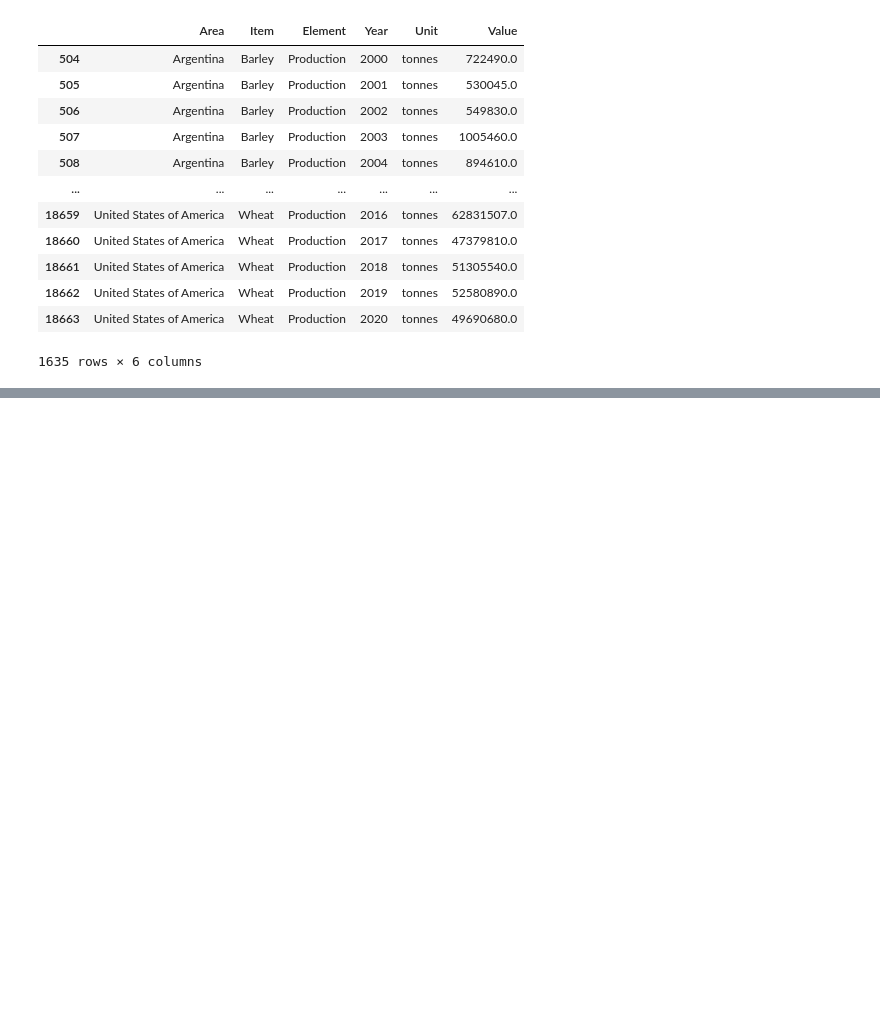
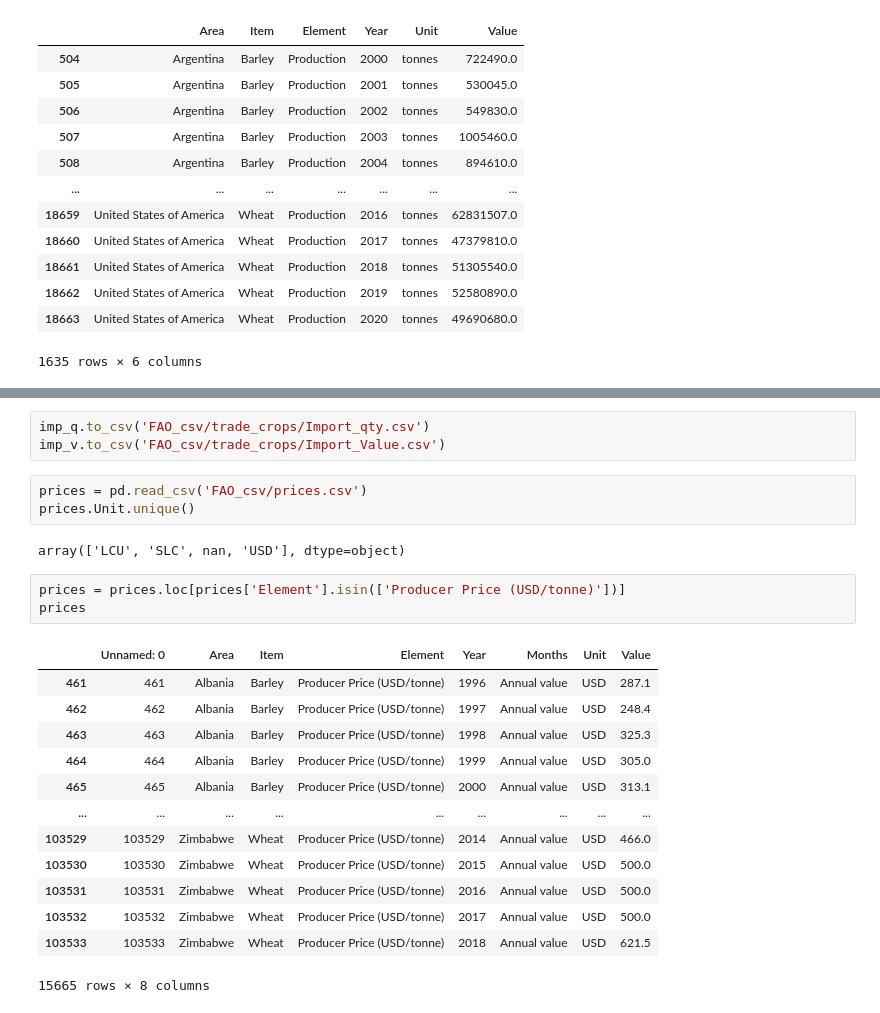
Before and after one commit to Pahegon/Final_Project, a Jupyter notebook: Untitled.ipynb, the cells around one changed output, grey strips where cells are left out. Saved outputs shown, nothing was run; the diff lists cells and outputs as text; blank space fills up the shorter version.

```diff
--- a/Untitled.ipynb
+++ b/Untitled.ipynb
@@ -356,0 +484,25 @@ df
+# %%
+imp_q.to_csv('FAO_csv/trade_crops/Import_qty.csv')
+imp_v.to_csv('FAO_csv/trade_crops/Import_Value.csv')
+# %%
+prices = pd.read_csv('FAO_csv/prices.csv')
+prices.Unit.unique()
+# %% [output]
+array(['LCU', 'SLC', nan, 'USD'], dtype=object)
+# %%
+prices = prices.loc[prices['Element'].isin(['Producer Price (USD/tonne)'])]
+prices
+# %% [output]
+|  | Unnamed: 0 | Area | Item | Element | Year | Months | Unit | Value |
+| 461 | 461 | Albania | Barley | Producer Price (USD/tonne) | 1996 | Annual value | USD | 287.1 |
+| 462 | 462 | Albania | Barley | Producer Price (USD/tonne) | 1997 | Annual value | USD | 248.4 |
+| 463 | 463 | Albania | Barley | Producer Price (USD/tonne) | 1998 | Annual value | USD | 325.3 |
+| 464 | 464 | Albania | Barley | Producer Price (USD/tonne) | 1999 | Annual value | USD | 305.0 |
+| 465 | 465 | Albania | Barley | Producer Price (USD/tonne) | 2000 | Annual value | USD | 313.1 |
+| ... | ... | ... | ... | ... | ... | ... | ... | ... |
+| 103529 | 103529 | Zimbabwe | Wheat | Producer Price (USD/tonne) | 2014 | Annual value | USD | 466.0 |
+| 103530 | 103530 | Zimbabwe | Wheat | Producer Price (USD/tonne) | 2015 | Annual value | USD | 500.0 |
+| 103531 | 103531 | Zimbabwe | Wheat | Producer Price (USD/tonne) | 2016 | Annual value | USD | 500.0 |
+| 103532 | 103532 | Zimbabwe | Wheat | Producer Price (USD/tonne) | 2017 | Annual value | USD | 500.0 |
+| 103533 | 103533 | Zimbabwe | Wheat | Producer Price (USD/tonne) | 2018 | Annual value | USD | 621.5 |
+15665 rows × 8 columns
```
Also changed, not shown: parts of 17 cells of this notebook, 11 other files.
